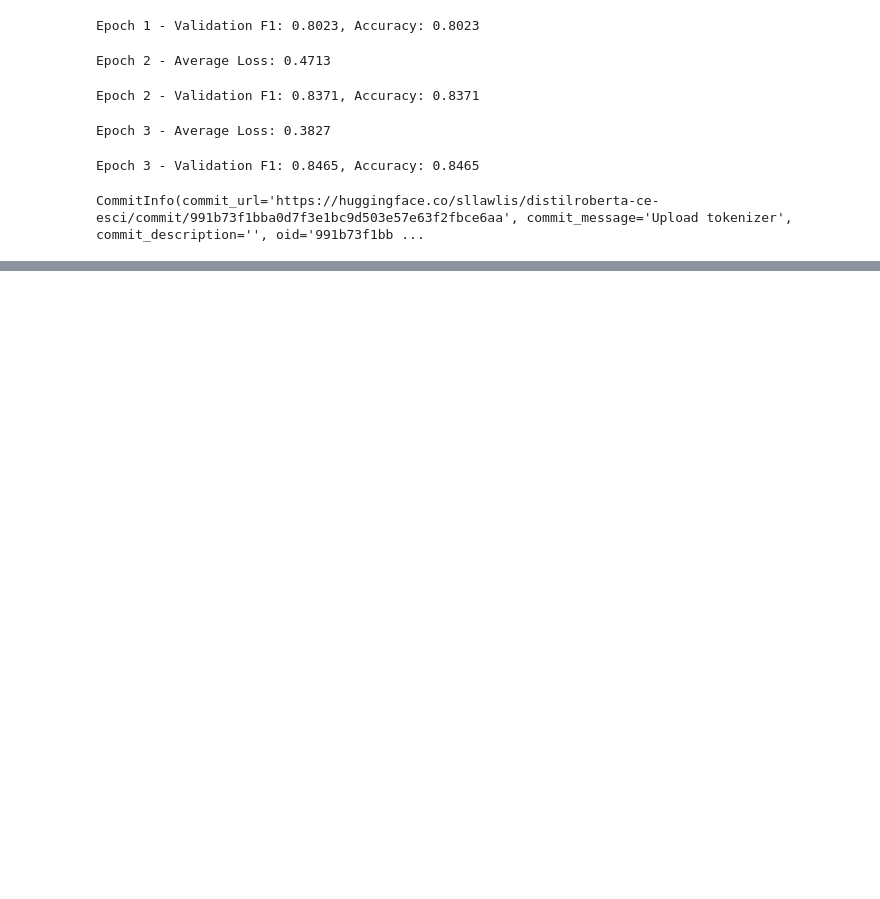
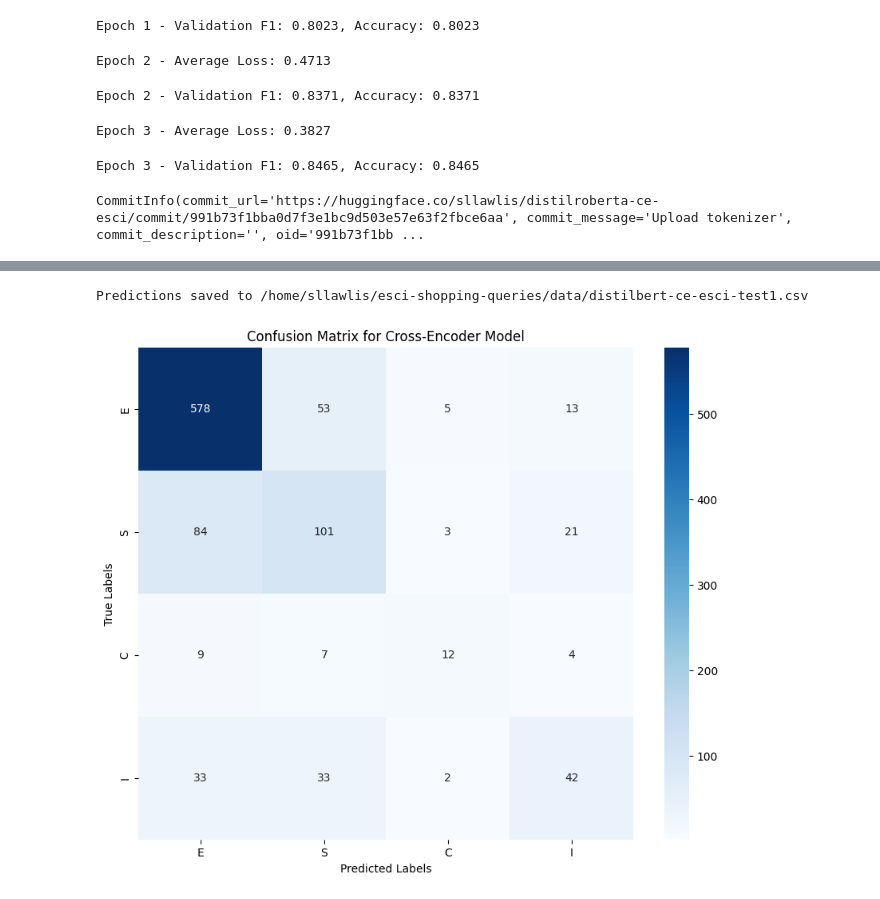
Before and after one commit to sarahlawlis/esci-shopping-queries, a Jupyter notebook: pre-training/cross_encoder_training.ipynb, the cells around one changed output, grey strips where cells are left out. Cells and saved outputs as stored; diff of their text form; code cells hidden in the pictures; blank space fills up the shorter version.

Commit message:
Updating ce model with predictions and evaluation metrics

```diff
--- a/pre-training/cross_encoder_training.ipynb
+++ b/pre-training/cross_encoder_training.ipynb
@@ -234,3 +239,16 @@ trained_model.push_to_hub(repo_name)
 tokenizer.push_to_hub(repo_name)
 # %% [output]
 CommitInfo(commit_url='https://huggingface.co/sllawlis/distilroberta-ce-esci/commit/991b73f1bba0d7f3e1bc9d503e57e63f2fbce6aa', commit_message='Upload tokenizer', commit_description='', oid='991b73f1bb ...
+# %%
+total_rows2 = task_2_test.shape[0].compute()
+
+sample_fraction2 = 1000 / total_rows2
+
+task_2_test_sample = task_2_test.sample(frac=sample_fraction2, random_state=21)
+
+task_2_test_sample = task_2_test_sample.compute()
+# %%
+def collate_fn(batch):
+    # Transpose the batch to convert from ([queries], [products]) to [(query, product), ...]
+    queries, products = batch
+    return list(zip(queries, products))
@@ -236,0 +330,33 @@ CommitInfo(commit_url='https://huggingface.co/sllawlis/distilroberta-ce-esci/com
+# %%
+output_df = pd.DataFrame({
+    "query": [pair[0] for pair in query_product_pairs],
+    "product_title": [pair[1] for pair in query_product_pairs],
+    "actual_label": actual_labels,
+    "predicted_label": predicted_classes
+})
+
+output_file = "/home/sllawlis/esci-shopping-queries/data/distilbert-ce-esci-test1.csv"
+output_df.to_csv(output_file, index=False)
+print(f"Predictions saved to {output_file}")
+# %% [output]
+Predictions saved to /home/sllawlis/esci-shopping-queries/data/distilbert-ce-esci-test1.csv
+# %%
+true_labels = actual_labels  # From the dataset (e.g., `task_2_test_sample`)
+predicted_labels = predicted_classes  # From the predictions
+
+# Create the confusion matrix
+fig, ax = plt.subplots(figsize=(10, 8))
+cm = confusion_matrix(true_labels, predicted_labels)
+
+# Define label mapping (ensure it matches the training labels)
+label_mapping = {0: "E", 1: "S", 2: "C", 3: "I"}
+class_names = [label_mapping[i] for i in range(len(label_mapping))]
+
+# Plot the confusion matrix
+sns.heatmap(cm, annot=True, fmt='d', cmap='Blues', xticklabels=class_names, yticklabels=class_names)
+plt.xlabel('Predicted Labels')
+plt.ylabel('True Labels')
+plt.title('Confusion Matrix for Cross-Encoder Model')
+plt.show()
+# %% [output]
+[figure, added]
```
Also changed, not shown: parts of 3 cells of this notebook.
